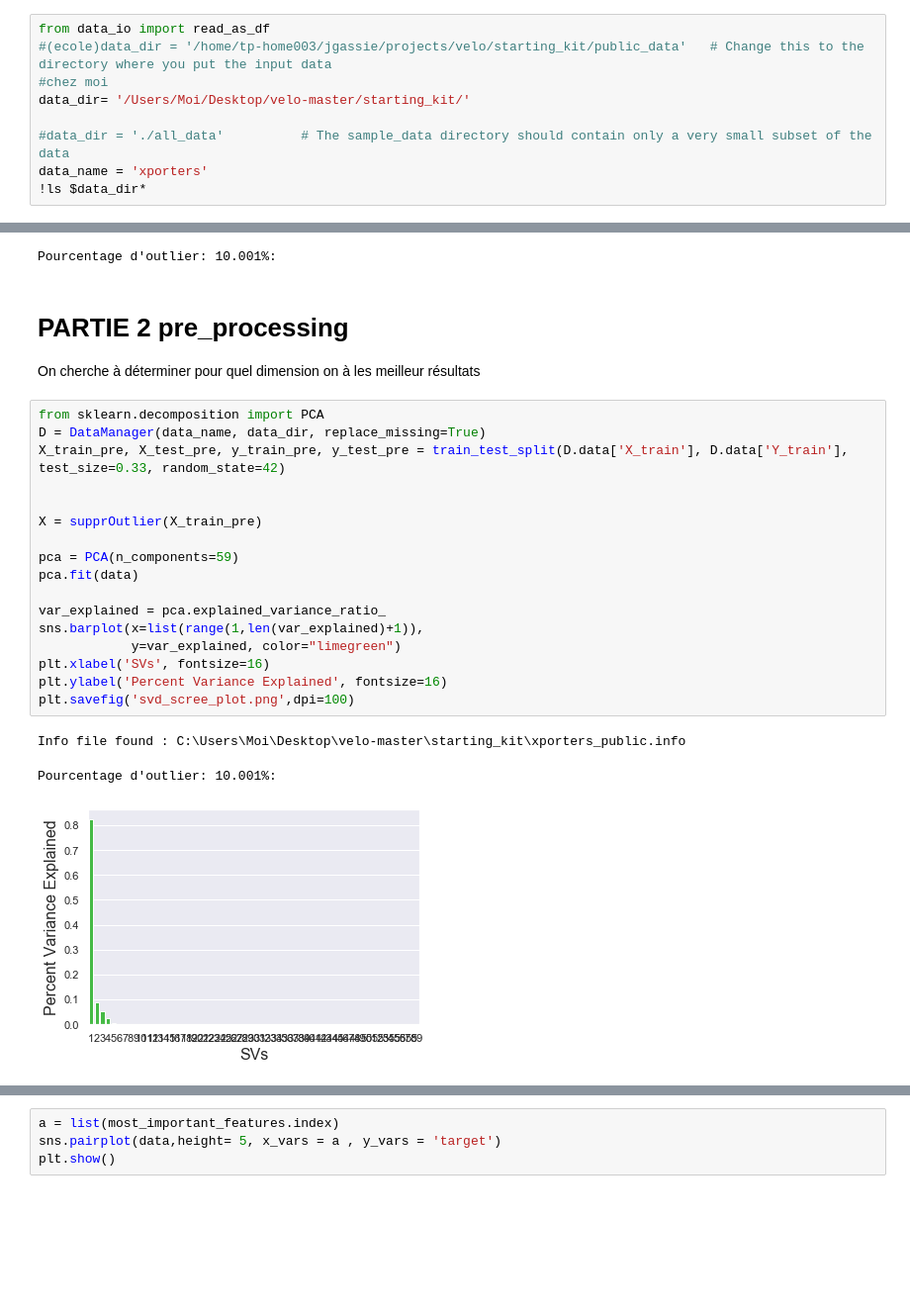
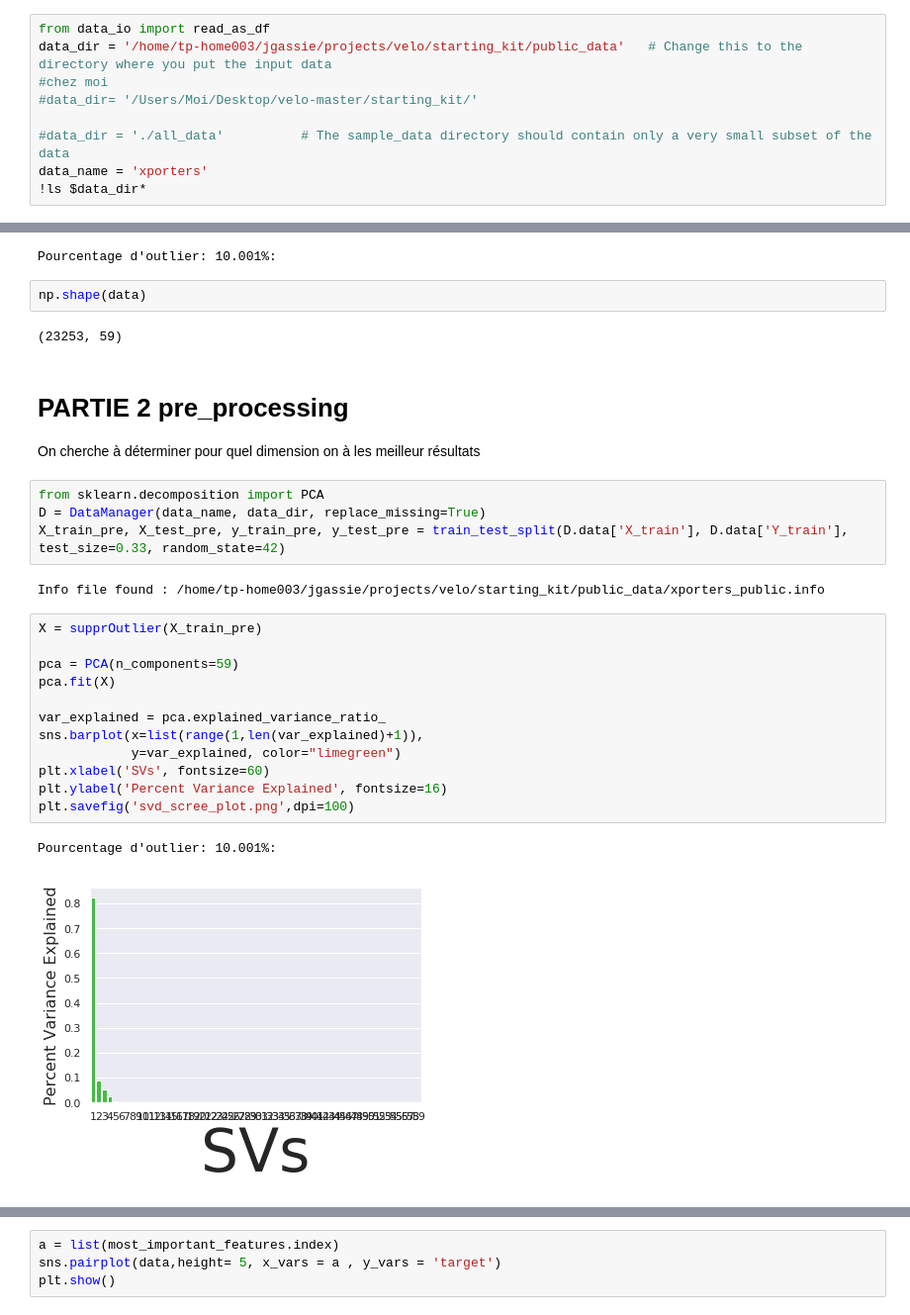
Before and after one commit to jf-pnj/velo, a Jupyter notebook: starting_kit/README_pre_processing.ipynb, the cells around one changed output, grey strips where cells are left out. Shown at 99% size. Saved outputs shown, nothing was run; the diff lists cells and outputs as text; blank space fills up the shorter version.

```diff
--- a/starting_kit/README_pre_processing.ipynb
+++ b/starting_kit/README_pre_processing.ipynb
@@ -48,9 +51,9 @@ We provide sample_data with the starting kit, but to prepare your submission, yo
 </div>
 # %%
 from data_io import read_as_df
-#(ecole)data_dir = '/home/tp-home003/jgassie/projects/velo/starting_kit/public_data'   # Change this to the directory where you put the input data
+data_dir = '/home/tp-home003/jgassie/projects/velo/starting_kit/public_data'   # Change this to the directory where you put the input data
 #chez moi
-data_dir= '/Users/Moi/Desktop/velo-master/starting_kit/'
+#data_dir= '/Users/Moi/Desktop/velo-master/starting_kit/'
 
 #data_dir = './all_data'          # The sample_data directory should contain only a very small subset of the data
 data_name = 'xporters'
@@ -134,30 +142,34 @@ def supprOutlier(X):
 data= supprOutlier(X_train_pre)
 # %% [output]
 Pourcentage d'outlier: 10.001%:
+# %%
+np.shape(data)
+# %% [output]
+(23253, 59)
 # %% [markdown]
 # PARTIE 2 pre_processing
 On cherche à déterminer pour quel dimension on à les meilleur résultats
+# %%
+from sklearn.decomposition import PCA
+D = DataManager(data_name, data_dir, replace_missing=True)
+X_train_pre, X_test_pre, y_train_pre, y_test_pre = train_test_split(D.data['X_train'], D.data['Y_train'], test_size=0.33, random_state=42)
+# %% [output]
+Info file found : /home/tp-home003/jgassie/projects/velo/starting_kit/public_data/xporters_public.info
 # %%
-from sklearn.decomposition import PCA
-D = DataManager(data_name, data_dir, replace_missing=True)
-X_train_pre, X_test_pre, y_train_pre, y_test_pre = train_test_split(D.data['X_train'], D.data['Y_train'], test_size=0.33, random_state=42)
-
-
 X = supprOutlier(X_train_pre)
 
 pca = PCA(n_components=59)
-pca.fit(data)
+pca.fit(X)
 
 var_explained = pca.explained_variance_ratio_
 sns.barplot(x=list(range(1,len(var_explained)+1)),
             y=var_explained, color="limegreen")
-plt.xlabel('SVs', fontsize=16)
+plt.xlabel('SVs', fontsize=60)
 plt.ylabel('Percent Variance Explained', fontsize=16)
 plt.savefig('svd_scree_plot.png',dpi=100)
 # %% [output]
-Info file found : C:\Users\Moi\Desktop\velo-master\starting_kit\xporters_public.info
+Pourcentage d'outlier: 10.001%:
-Pourcentage d'outlier: 10.001%:
-[figure, old version]
+[figure, new version]
 # %%
 import pandas as pd
 data= pd.DataFrame(X)
```
Also changed, not shown: parts of 10 cells of this notebook.
